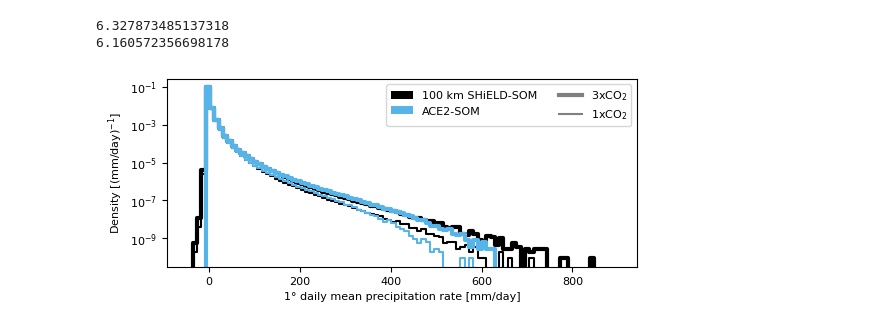
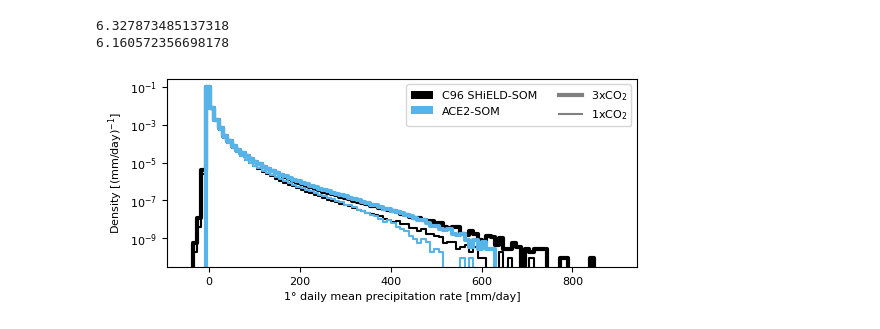
Before and after one commit to ai2cm/ace2-som-paper, a Jupyter notebook: notebooks/figure-S01.ipynb, the cells around one changed output. Drawn from its saved outputs; the diff is of its cells as text; code cells hidden in the pictures.

```diff
--- a/notebooks/figure-S01.ipynb
+++ b/notebooks/figure-S01.ipynb
@@ -179,32 +179,32 @@ aggregate_density.PRATEsfc.sel(
 aggregate_density.PRATEsfc.sel(
     model=REFERENCE, climate="1xCO2"
 ).plot.step(ax=ax, color=COLORS[REFERENCE], lw=1.5, **kwargs)
 
 aggregate_density.PRATEsfc.sel(
     model=ACE2_SOM, climate="3xCO2"
 ).plot.step(ax=ax, color=COLORS[ACE2_SOM], lw=3, **kwargs)
 aggregate_density.PRATEsfc.sel(
     model=ACE2_SOM, climate="1xCO2"
 ).plot.step(ax=ax, color=COLORS[ACE2_SOM], lw=1.5, **kwargs)
 
 ax.set_xlabel("1° daily mean precipitation rate [mm/day]")
 ax.set_ylabel("Density [(mm/day)$^{-1}$]")
 ax.set_title("")
 
 custom_lines = [
     Patch(facecolor="k"),
     Patch(facecolor="C0"),
     Line2D([0], [0], color="gray", lw=3),
     Line2D([0], [0], color="gray", lw=1.5),
 ]
 
 ax.legend(
     custom_lines,
-    ["100 km SHiELD-SOM", "ACE2-SOM", "3xCO$_2$", "1xCO$_2$"],
+    ["C96 SHiELD-SOM", "ACE2-SOM", "3xCO$_2$", "1xCO$_2$"],
     ncol=2,
 )
 
 fig.savefig("figures/figure-S01.pdf")
 fig.savefig("figures/figure-S01.png", dpi=200)
 # %% [output]
-[figure, old version]
+[figure, new version]
```
